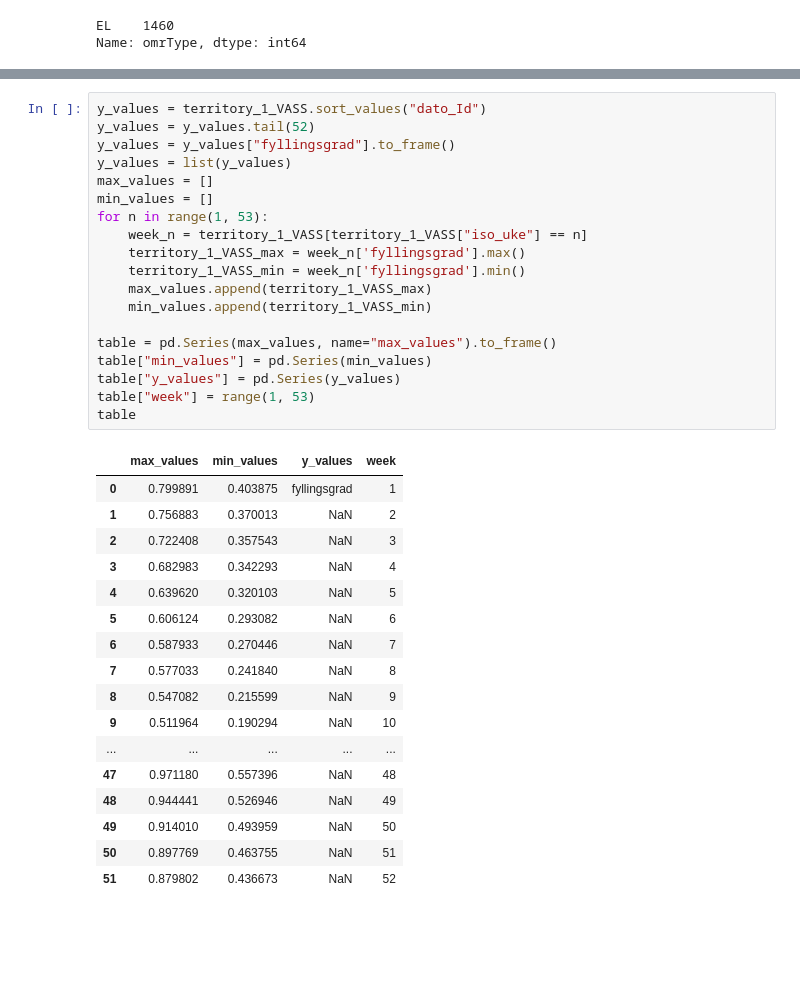
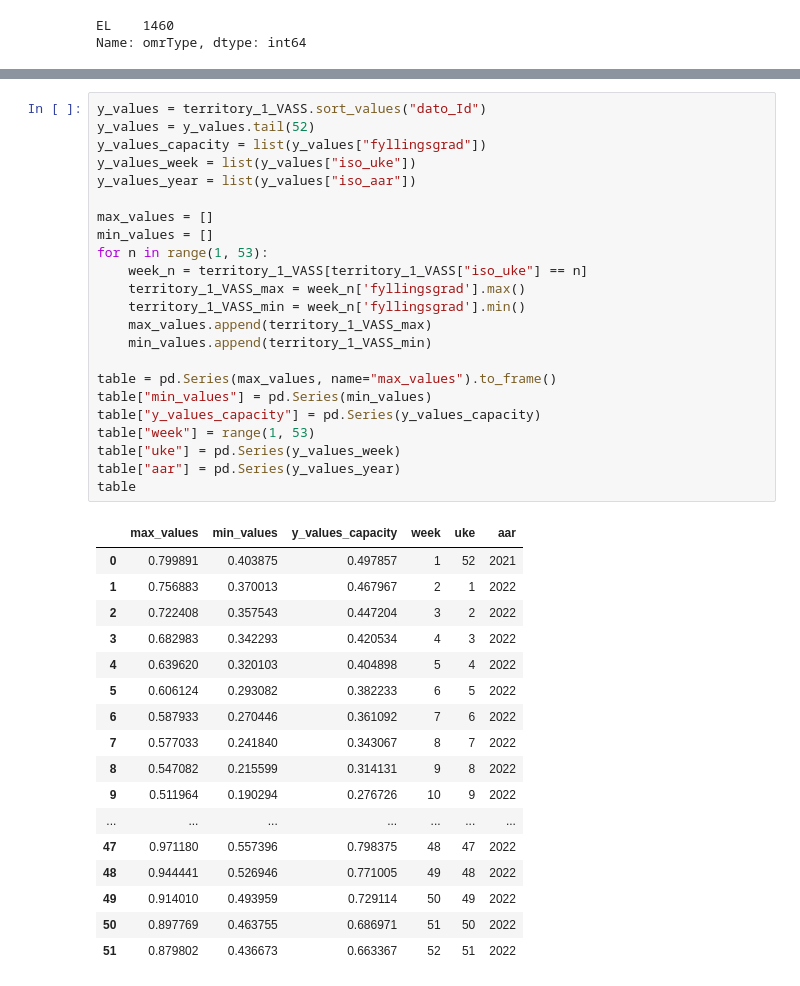
Before and after one commit to MariaaAT/magasinstatistikk, a Jupyter notebook: magasinstatistikk.ipynb, the cells around one changed output, grey strips where cells are left out. Drawn from its saved outputs; the diff is of its cells as text; blank space fills up the shorter version.

```diff
--- a/magasinstatistikk.ipynb
+++ b/magasinstatistikk.ipynb
@@ -247,40 +251,44 @@ y_values
 # %%
 y_values = territory_1_VASS.sort_values("dato_Id")
 y_values = y_values.tail(52)
-y_values = y_values["fyllingsgrad"].to_frame()
-y_values = list(y_values)
+y_values_capacity = list(y_values["fyllingsgrad"])
+y_values_week = list(y_values["iso_uke"])
+y_values_year = list(y_values["iso_aar"])
+
 max_values = []
 min_values = []
 for n in range(1, 53):
     week_n = territory_1_VASS[territory_1_VASS["iso_uke"] == n]
     territory_1_VASS_max = week_n['fyllingsgrad'].max()
     territory_1_VASS_min = week_n['fyllingsgrad'].min()
     max_values.append(territory_1_VASS_max)
     min_values.append(territory_1_VASS_min)
 
 table = pd.Series(max_values, name="max_values").to_frame()
 table["min_values"] = pd.Series(min_values)
-table["y_values"] = pd.Series(y_values)
+table["y_values_capacity"] = pd.Series(y_values_capacity)
 table["week"] = range(1, 53)
+table["uke"] = pd.Series(y_values_week)
+table["aar"] = pd.Series(y_values_year)
 table
 # %% [output]
-|  | max_values | min_values | y_values | week |
-| 0 | 0.799891 | 0.403875 | fyllingsgrad | 1 |
-| 1 | 0.756883 | 0.370013 | NaN | 2 |
-| 2 | 0.722408 | 0.357543 | NaN | 3 |
-| 3 | 0.682983 | 0.342293 | NaN | 4 |
-| 4 | 0.639620 | 0.320103 | NaN | 5 |
-| 5 | 0.606124 | 0.293082 | NaN | 6 |
-| 6 | 0.587933 | 0.270446 | NaN | 7 |
-| 7 | 0.577033 | 0.241840 | NaN | 8 |
-| 8 | 0.547082 | 0.215599 | NaN | 9 |
-| 9 | 0.511964 | 0.190294 | NaN | 10 |
-| ... | ... | ... | ... | ... |
-| 47 | 0.971180 | 0.557396 | NaN | 48 |
-| 48 | 0.944441 | 0.526946 | NaN | 49 |
-| 49 | 0.914010 | 0.493959 | NaN | 50 |
-| 50 | 0.897769 | 0.463755 | NaN | 51 |
-| 51 | 0.879802 | 0.436673 | NaN | 52 |
+|  | max_values | min_values | y_values_capacity | week | uke | aar |
+| 0 | 0.799891 | 0.403875 | 0.497857 | 1 | 52 | 2021 |
+| 1 | 0.756883 | 0.370013 | 0.467967 | 2 | 1 | 2022 |
+| 2 | 0.722408 | 0.357543 | 0.447204 | 3 | 2 | 2022 |
+| 3 | 0.682983 | 0.342293 | 0.420534 | 4 | 3 | 2022 |
+| 4 | 0.639620 | 0.320103 | 0.404898 | 5 | 4 | 2022 |
+| 5 | 0.606124 | 0.293082 | 0.382233 | 6 | 5 | 2022 |
+| 6 | 0.587933 | 0.270446 | 0.361092 | 7 | 6 | 2022 |
+| 7 | 0.577033 | 0.241840 | 0.343067 | 8 | 7 | 2022 |
+| 8 | 0.547082 | 0.215599 | 0.314131 | 9 | 8 | 2022 |
+| 9 | 0.511964 | 0.190294 | 0.276726 | 10 | 9 | 2022 |
+| ... | ... | ... | ... | ... | ... | ... |
+| 47 | 0.971180 | 0.557396 | 0.798375 | 48 | 47 | 2022 |
+| 48 | 0.944441 | 0.526946 | 0.771005 | 49 | 48 | 2022 |
+| 49 | 0.914010 | 0.493959 | 0.729114 | 50 | 49 | 2022 |
+| 50 | 0.897769 | 0.463755 | 0.686971 | 51 | 50 | 2022 |
+| 51 | 0.879802 | 0.436673 | 0.663367 | 52 | 51 | 2022 |
 # %%
 fig, ax = plt.subplots()
 ax.fill_between(table["week"], table["max_values"], table["min_values"])
```
Also changed, not shown: parts of 5 cells of this notebook, 1 other file.
